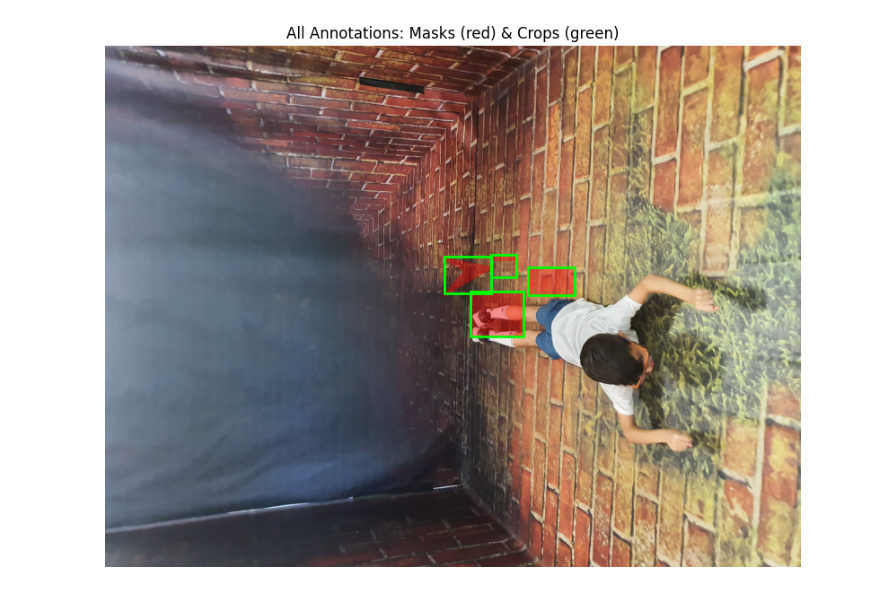
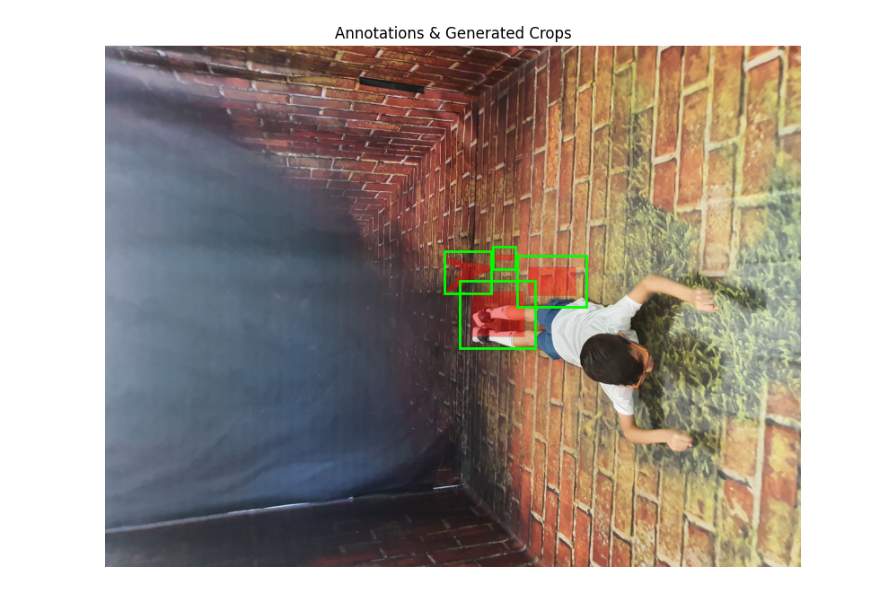
Before and after one commit to sfaroy/artifacts-annotator, a Jupyter notebook: Notebooks/nb_test_safe_mask_generator.ipynb, the cells around one changed output. Saved outputs shown, nothing was run; the diff lists cells and outputs as text; code cells hidden in the pictures.

Commit message:
crop generator - WIP

```diff
--- a/Notebooks/nb_test_safe_mask_generator.ipynb
+++ b/Notebooks/nb_test_safe_mask_generator.ipynb
@@ -23,35 +23,25 @@ with open(json_path, 'r') as f:
 img = Image.open(image_path).convert('RGB')
 img_np = np.array(img)
 # %%
-# %% Cell 3: Visualize all annotations on one image
 fig, ax = plt.subplots(figsize=(10, 10))
-
-# draw the full image and fix the axes to its size
 ax.imshow(img_np)
-H, W = img_np.shape[:2]
-ax.set_xlim(0, W)
-ax.set_ylim(H, 0)             # flip y-axis so origin is top-left
+ax.set_xlim(0, img.width)
+ax.set_ylim(img.height, 0)
 ax.axis('off')
 
-# now overlay each annotation
 for ann in annotations:
-    local_mask, (x0, y0) = annotation_to_local_mask(ann)
-    h, w = local_mask.shape
-
-    # red mask overlay
-    overlay = np.zeros((h, w, 4))
-    overlay[local_mask] = (1, 0, 0, 0.4)
-    ax.imshow(overlay, extent=(x0, x0+w, y0+h, y0), origin='upper')
-
-    crop_rectangles = generate_crop_rectangles_local(local_mask)
-    # green crop boxes
-    for l, t, r, b in crop_rectangles:
-        rect = patches.Rectangle((x0 + l, y0 + t),
-                                 r - l, b - t,
-                                 edgecolor='lime', fill=False, linewidth=2)
+    gen = AnnotationCropGenerator(ann, window_size=(128,128), min_fraction=0.5)
+    mask, (off_x, off_y), crops = gen.generate(img.size)
+    # overlay mask
+    overlay = np.zeros((mask.shape[0], mask.shape[1], 4))
+    overlay[mask] = (1, 0, 0, 0.4)
+    ax.imshow(overlay, extent=(off_x, off_x+mask.shape[1], off_y+mask.shape[0], off_y), origin='upper')
+    # draw crops
+    for (l, t, r, b) in crops:
+        rect = patches.Rectangle((l, t), r - l, b - t, edgecolor='lime', fill=False, linewidth=2)
         ax.add_patch(rect)
 
-ax.set_title("All Annotations: Masks (red) & Crops (green)")
+ax.set_title('Annotations & Generated Crops')
 plt.show()
 # %% [output]
-[figure, old version]
+[figure, new version]
```
Also changed, not shown: parts of 3 cells of this notebook, 1 other file.
